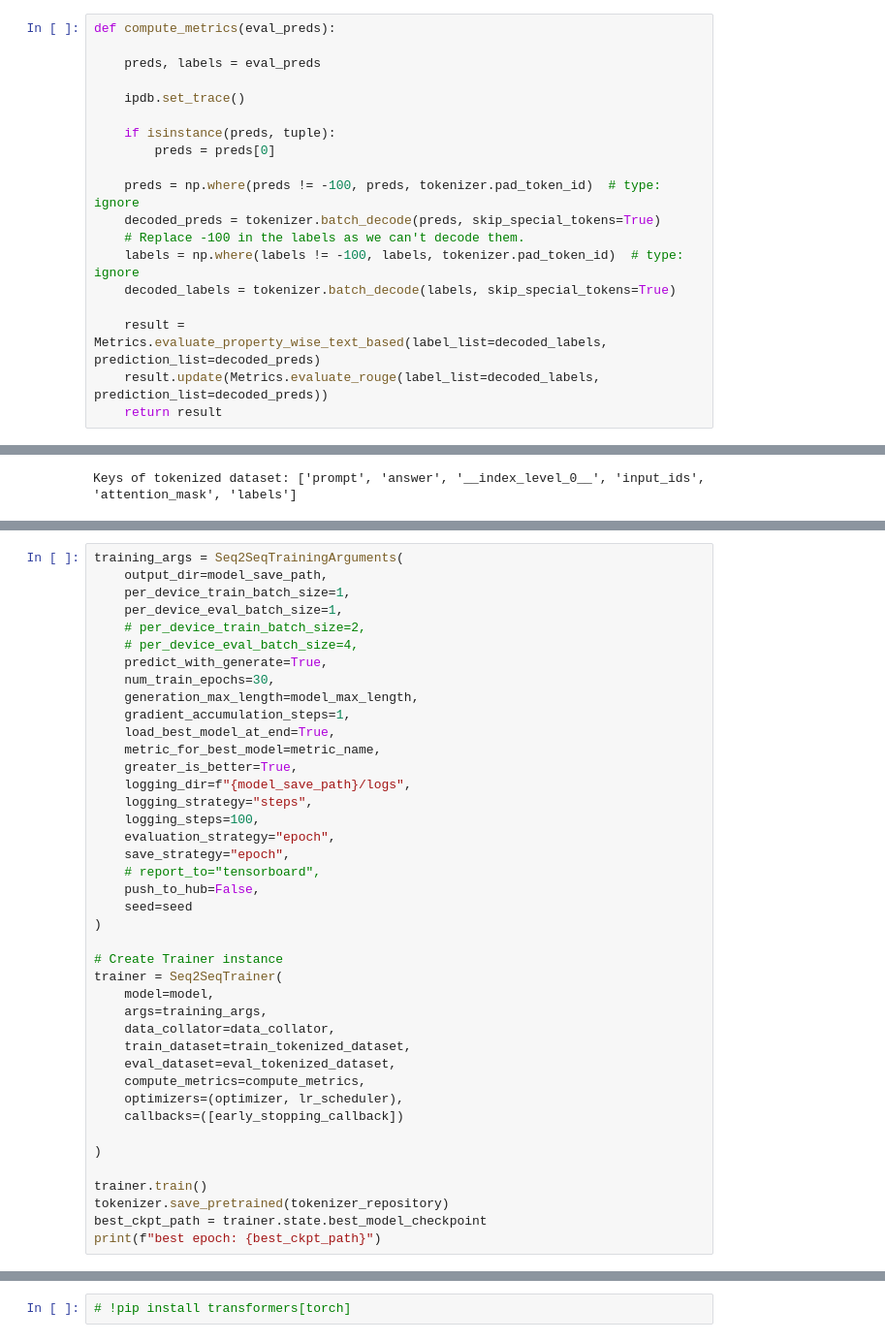
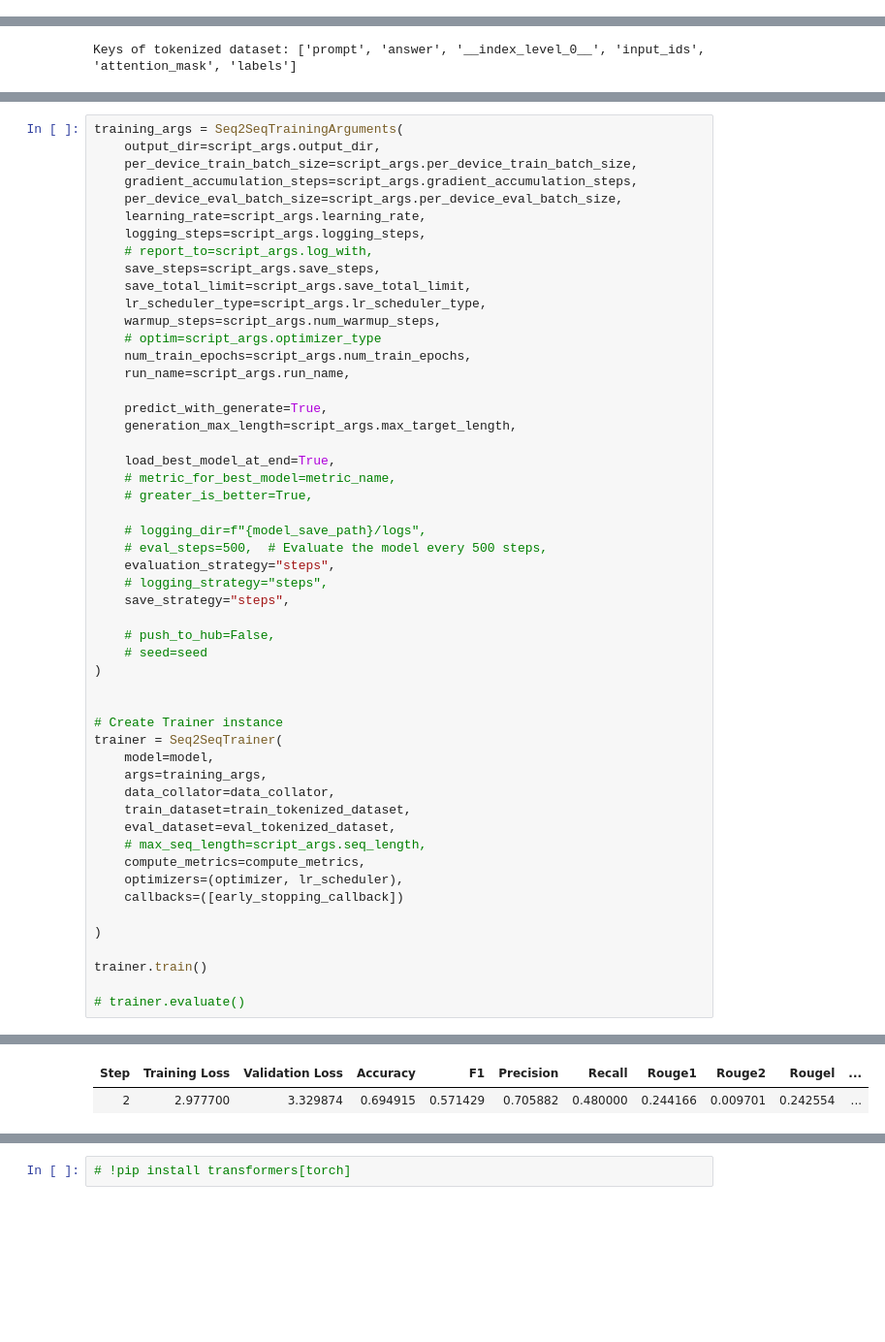
Before and after one commit to Kabongosalomon/LLLM-LeaderboardLLM, a Jupyter notebook: notebooks/[New] LongT5_v3.ipynb, the cells around one changed output, grey strips where cells are left out. Shown at 97% size. Drawn from its saved outputs; the diff is of its cells as text; blank space fills up the shorter version.

```diff
--- a/notebooks/[New] LongT5_v3.ipynb
+++ b/notebooks/[New] LongT5_v3.ipynb
@@ -222,19 +366,0 @@ eval_dataset = dataset["validation"].shard(num_shards=10, index=0)
-# %%
-def compute_metrics(eval_preds):
-
-    preds, labels = eval_preds
-
-    ipdb.set_trace()
-
-    if isinstance(preds, tuple):
-        preds = preds[0]
-
-    preds = np.where(preds != -100, preds, tokenizer.pad_token_id)  # type: ignore
-    decoded_preds = tokenizer.batch_decode(preds, skip_special_tokens=True)
-    # Replace -100 in the labels as we can't decode them.
-    labels = np.where(labels != -100, labels, tokenizer.pad_token_id)  # type: ignore
-    decoded_labels = tokenizer.batch_decode(labels, skip_special_tokens=True)
-
-    result = Metrics.evaluate_property_wise_text_based(label_list=decoded_labels, prediction_list=decoded_preds)
-    result.update(Metrics.evaluate_rouge(label_list=decoded_labels, prediction_list=decoded_preds))
-    return result
@@ -255,26 +406,37 @@ Keys of tokenized dataset: ['prompt', 'answer', '__index_level_0__', 'input_ids'
 # %%
 training_args = Seq2SeqTrainingArguments(
-    output_dir=model_save_path,
-    per_device_train_batch_size=1,
-    per_device_eval_batch_size=1,
-    # per_device_train_batch_size=2,
-    # per_device_eval_batch_size=4,
+    output_dir=script_args.output_dir,
+    per_device_train_batch_size=script_args.per_device_train_batch_size,
+    gradient_accumulation_steps=script_args.gradient_accumulation_steps,
+    per_device_eval_batch_size=script_args.per_device_eval_batch_size,
+    learning_rate=script_args.learning_rate,
+    logging_steps=script_args.logging_steps,
+    # report_to=script_args.log_with,
+    save_steps=script_args.save_steps,
+    save_total_limit=script_args.save_total_limit,
+    lr_scheduler_type=script_args.lr_scheduler_type,
+    warmup_steps=script_args.num_warmup_steps,
+    # optim=script_args.optimizer_type
+    num_train_epochs=script_args.num_train_epochs,
+    run_name=script_args.run_name,
+
     predict_with_generate=True,
-    num_train_epochs=30,
-    generation_max_length=model_max_length,
-    gradient_accumulation_steps=1,
+    generation_max_length=script_args.max_target_length,
+
     load_best_model_at_end=True,
-    metric_for_best_model=metric_name,
-    greater_is_better=True,
-    logging_dir=f"{model_save_path}/logs",
-    logging_strategy="steps",
-    logging_steps=100,
-    evaluation_strategy="epoch",
-    save_strategy="epoch",
-    # report_to="tensorboard",
-    push_to_hub=False,
-    seed=seed
+    # metric_for_best_model=metric_name,
+    # greater_is_better=True,
+
+    # logging_dir=f"{model_save_path}/logs",
+    # eval_steps=500,  # Evaluate the model every 500 steps,
+    evaluation_strategy="steps",
+    # logging_strategy="steps",
+    save_strategy="steps",
+
+    # push_to_hub=False,
+    # seed=seed
 )
+
 
 # Create Trainer instance
 trainer = Seq2SeqTrainer(
@@ -283,6 +445,7 @@ trainer = Seq2SeqTrainer(
     data_collator=data_collator,
     train_dataset=train_tokenized_dataset,
     eval_dataset=eval_tokenized_dataset,
+    # max_seq_length=script_args.seq_length,
     compute_metrics=compute_metrics,
     optimizers=(optimizer, lr_scheduler),
     callbacks=([early_stopping_callback])
@@ -290,6 +453,6 @@ trainer = Seq2SeqTrainer(
 )
 
 trainer.train()
-tokenizer.save_pretrained(tokenizer_repository)
-best_ckpt_path = trainer.state.best_model_checkpoint
-print(f"best epoch: {best_ckpt_path}")
+
+# trainer.evaluate()
+# %% [output]
@@ -295,0 +468,2 @@ print(f"best epoch: {best_ckpt_path}")
+| Step | Training Loss | Validation Loss | Accuracy | F1 | Precision | Recall | Rouge1 | Rouge2 | Rougel | ... |
+| 2 | 2.977700 | 3.329874 | 0.694915 | 0.571429 | 0.705882 | 0.480000 | 0.244166 | 0.009701 | 0.242554 | ... |
```
Also changed, not shown: parts of 22 cells of this notebook, 2 other files.
